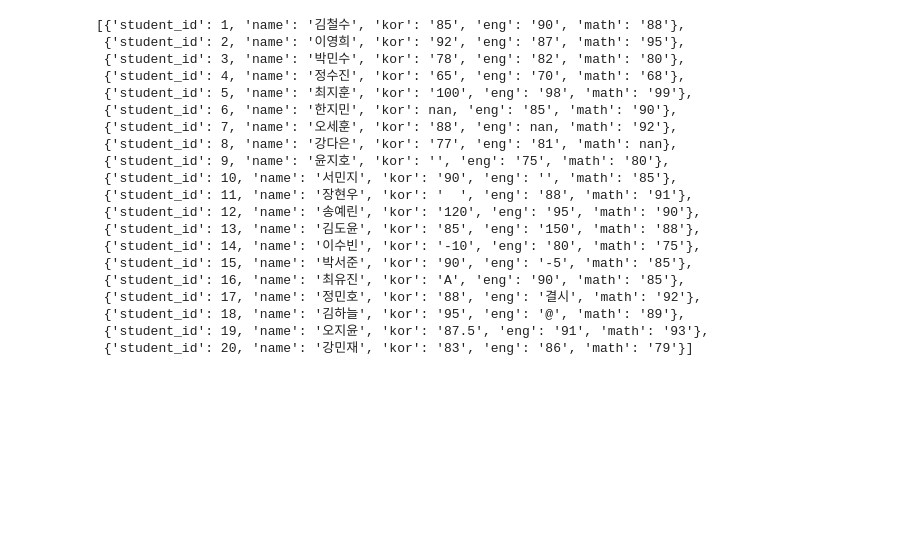
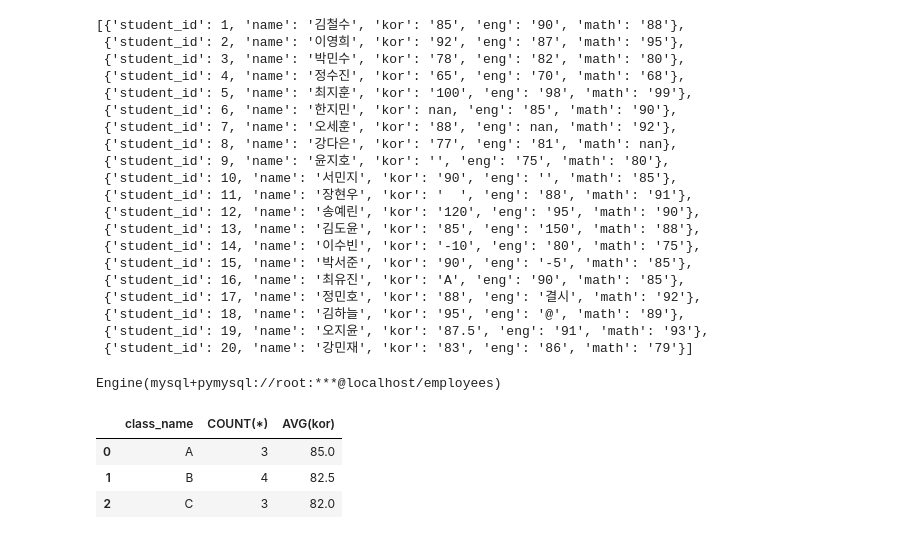
Before and after one commit to chayojun/EMS_Python_Analysis, a Jupyter notebook: scr/03_data_collection_storage.ipynb, the cells around one changed output. Drawn from its saved outputs; the diff is of its cells as text; code cells hidden in the pictures; blank space fills up the shorter version.

Commit message:
groupby를 활용한 기술통계 실습

```diff
--- a/scr/03_data_collection_storage.ipynb
+++ b/scr/03_data_collection_storage.ipynb
@@ -292,3 +292,39 @@ l_d
  {'student_id': 18, 'name': '김하늘', 'kor': '95', 'eng': '@', 'math': '89'},
  {'student_id': 19, 'name': '오지윤', 'kor': '87.5', 'eng': '91', 'math': '93'},
  {'student_id': 20, 'name': '강민재', 'kor': '83', 'eng': '86', 'math': '79'}]
+# %%
+import os
+import pandas as pd
+from dotenv import load_dotenv
+from sqlalchemy import create_engine
+
+# .env 파일에 적어둔 값들을 불러옴
+load_dotenv()
+
+
+# .env 안의 SQL_PW 값을 pw 라는 변수에 담음
+pw = os.getenv("DB_PASSWORD")
+
+
+# 비밀번호 자리에 pw 변수를 넣음 (값이 아니라 변수 이름!)
+engine = create_engine(
+    f"mysql+pymysql://root:{pw}@localhost/employees"
+)
+engine
+# %% [output]
+Engine(mysql+pymysql://root:***@localhost/employees)
+# %%
+sql = """
+SELECT class_name, COUNT(*), AVG(kor)
+FROM student
+GROUP BY class_name
+"""
+
+df = pd.read_sql(sql, engine) # read_sql(문자, 접속객체) : DataFrame
+
+df
+# %% [output]
+|  | class_name | COUNT(*) | AVG(kor) |
+| 0 | A | 3 | 85.0 |
+| 1 | B | 4 | 82.5 |
+| 2 | C | 3 | 82.0 |
```
Also changed, not shown: parts of 2 cells of this notebook.
